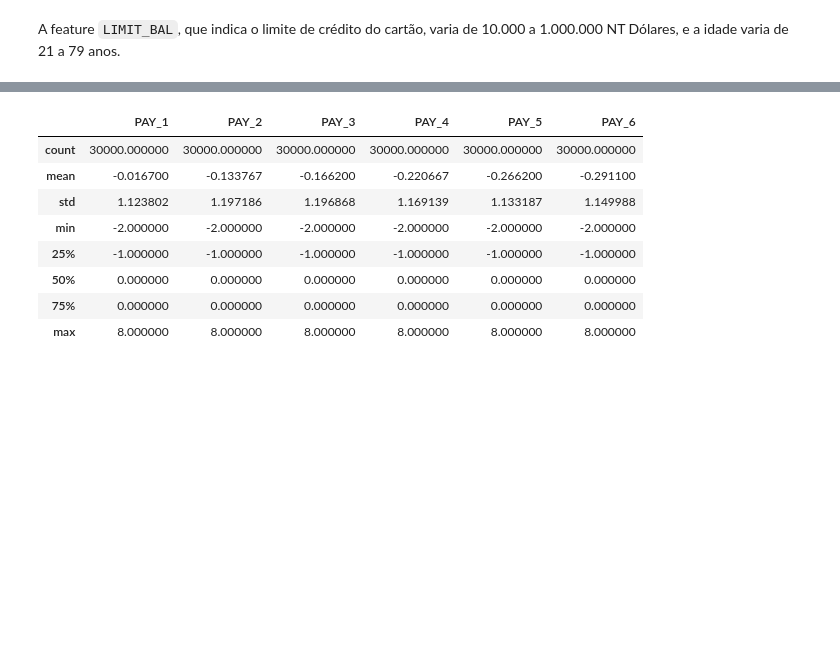
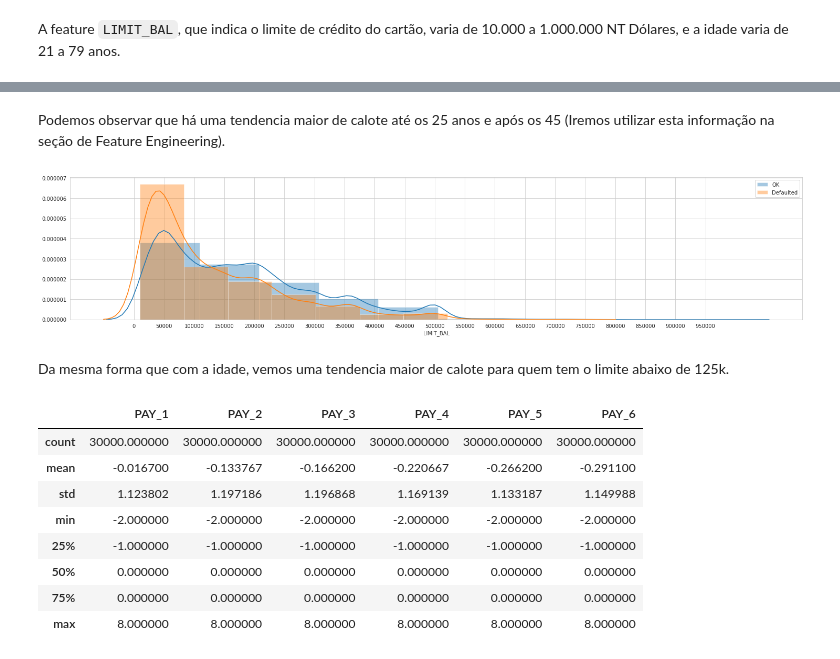
Before and after one commit to tmiessa/mdc-defaultcredit, a Jupyter notebook: mdc_defaultcredit.ipynb, the cells around one changed output, grey strips where cells are left out. Drawn from its saved outputs; the diff is of its cells as text; code cells hidden in the pictures; blank space fills up the shorter version.

```diff
--- a/mdc_defaultcredit.ipynb
+++ b/mdc_defaultcredit.ipynb
@@ -112,3 +119,15 @@ A feature `LIMIT_BAL`, que indica o limite de crédito do cartão, varia de 10.0
+# %% [markdown]
+Podemos observar que há uma tendencia maior de calote até os 25 anos e após os 45 (Iremos utilizar esta informação na seção de Feature Engineering).
+# %%
+plt.figure(figsize=(25,5))
+sns.distplot(df[df.DEFAULTED==0]['LIMIT_BAL'], bins=10, label='OK')
+sns.distplot(df[df.DEFAULTED==1]['LIMIT_BAL'], bins=10, label='Defaulted')
+plt.legend()
+p=plt.xticks(range(0,1000000,50000))
+# %% [output]
+[figure, added]
+# %% [markdown]
+Da mesma forma que com a idade, vemos uma tendencia maior de calote para quem tem o limite abaixo de 125k.
 # %%
 df[['PAY_1', 'PAY_2', 'PAY_3', 'PAY_4', 'PAY_5', 'PAY_6']].describe()
 # %% [output]
```
Also changed, not shown: parts of 61 cells of this notebook.
